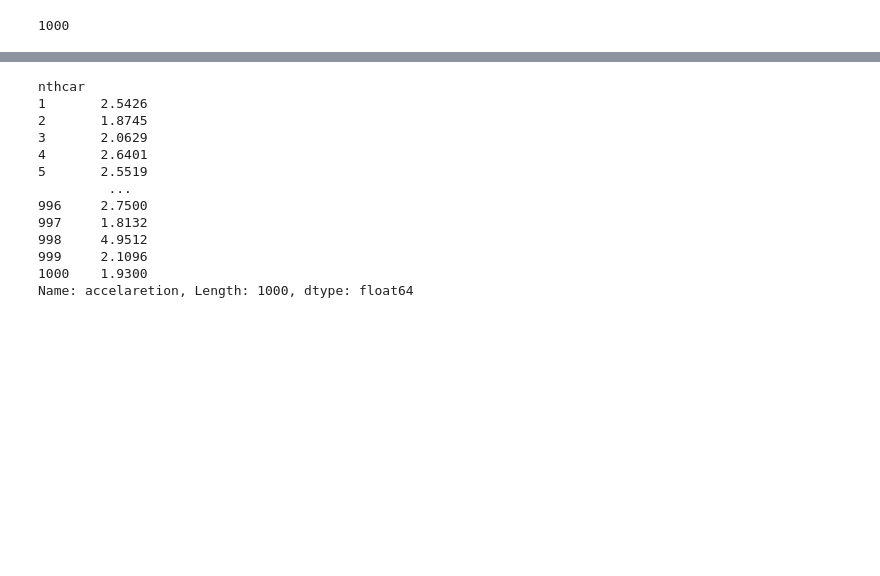
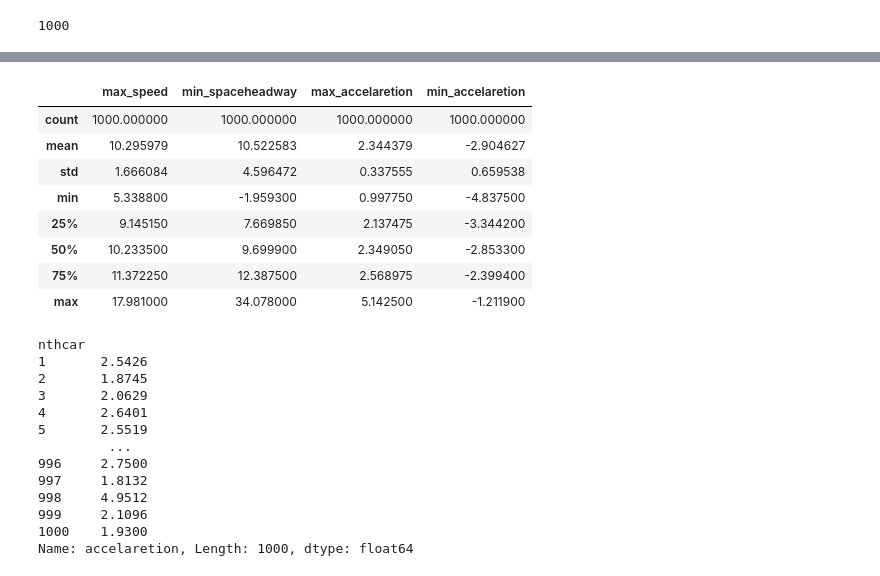
Before and after one commit to m-rafiul-islam/driver-behavior-model, a Jupyter notebook: emperical_data_viz.ipynb, the cells around one changed output, grey strips where cells are left out. Cells and saved outputs as stored; diff of their text form; code cells hidden in the pictures; blank space fills up the shorter version.

```diff
--- a/emperical_data_viz.ipynb
+++ b/emperical_data_viz.ipynb
@@ -81,3 +137,15 @@ number_of_car
+# %%
+data_per_car.describe()
+# %% [output]
+|  | max_speed | min_spaceheadway | max_accelaretion | min_accelaretion |
+| count | 1000.000000 | 1000.000000 | 1000.000000 | 1000.000000 |
+| mean | 10.295979 | 10.522583 | 2.344379 | -2.904627 |
+| std | 1.666084 | 4.596472 | 0.337555 | 0.659538 |
+| min | 5.338800 | -1.959300 | 0.997750 | -4.837500 |
+| 25% | 9.145150 | 7.669850 | 2.137475 | -3.344200 |
+| 50% | 10.233500 | 9.699900 | 2.349050 | -2.853300 |
+| 75% | 11.372250 | 12.387500 | 2.568975 | -2.399400 |
+| max | 17.981000 | 34.078000 | 5.142500 | -1.211900 |
 # %%
 # sns.lmplot(x='time', y='speed', data = car_data[car_data['nthcar']==1])
 # %%
```
Also changed, not shown: parts of 7 cells of this notebook.
